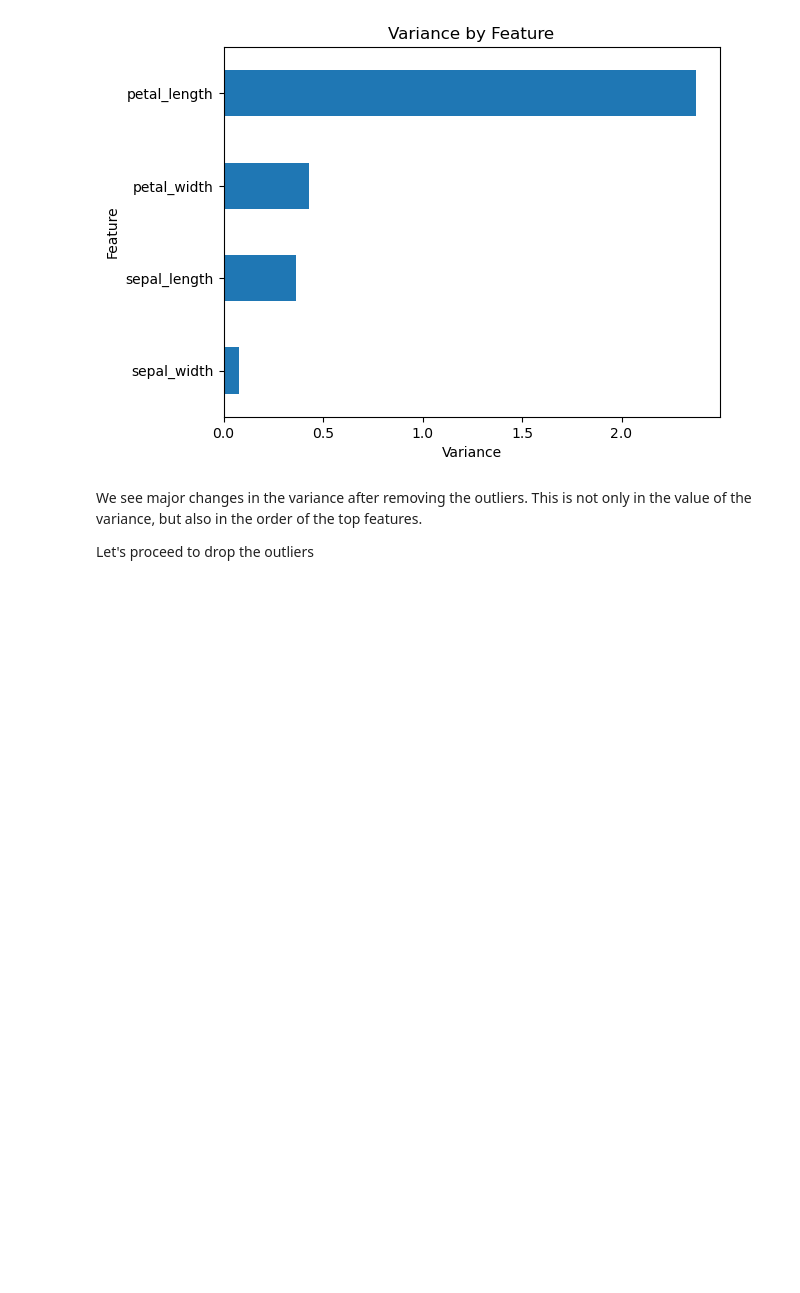
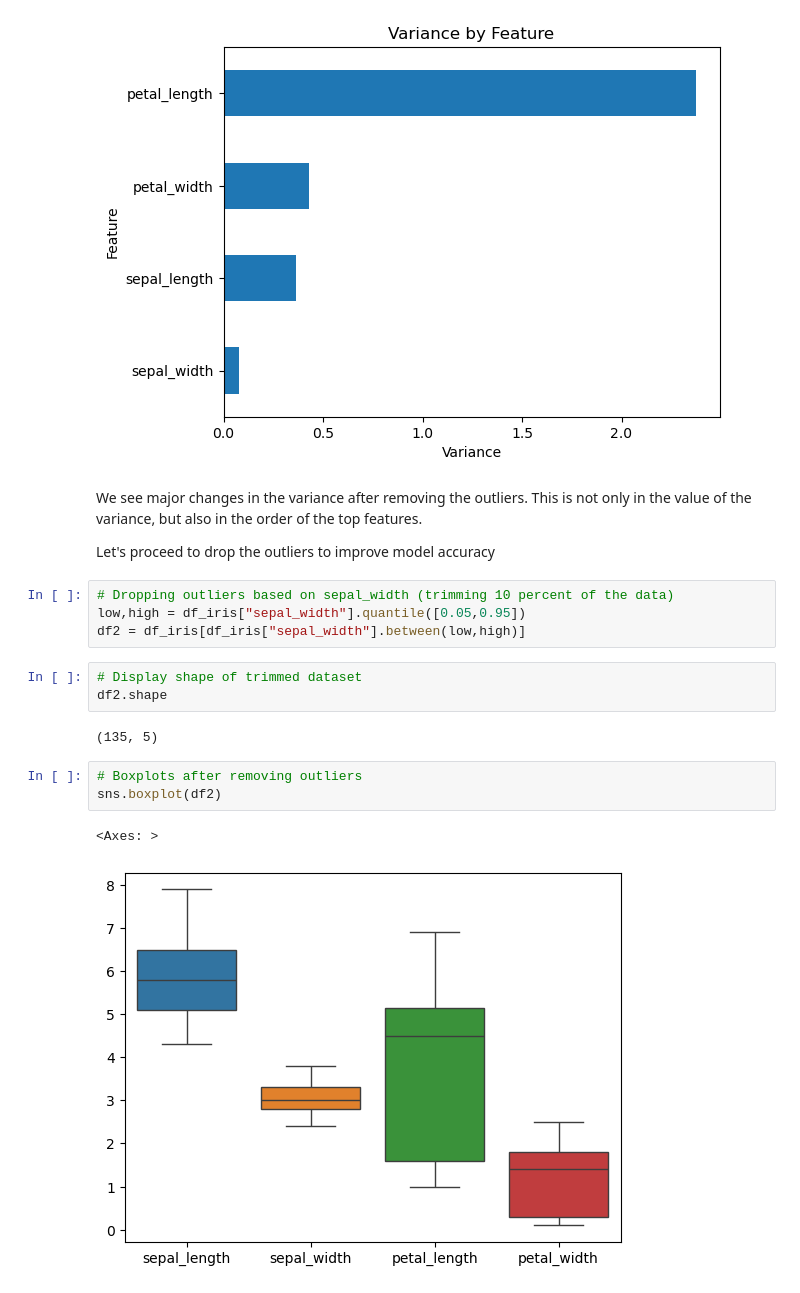
Before and after one commit to Mohammed-Hanan-Othman/datheon, a Jupyter notebook: task-1-iris/notebooks/iris-classification.ipynb, the cells around one changed output. Saved outputs shown, nothing was run; the diff lists cells and outputs as text; blank space fills up the shorter version.

Commit message:
Trimmed data to remove outliers

```diff
--- a/task-1-iris/notebooks/iris-classification.ipynb
+++ b/task-1-iris/notebooks/iris-classification.ipynb
@@ -176,4 +184,19 @@ plt.show()
 # %% [markdown]
 We see major changes in the variance after removing the outliers. This is not only in the value of the variance, but also in the order of the top features.
 
-Let's proceed to drop the outliers
+Let's proceed to drop the outliers to improve model accuracy
+# %%
+# Dropping outliers based on sepal_width (trimming 10 percent of the data)
+low,high = df_iris["sepal_width"].quantile([0.05,0.95])
+df2 = df_iris[df_iris["sepal_width"].between(low,high)]
+# %%
+# Display shape of trimmed dataset
+df2.shape
+# %% [output]
+(135, 5)
+# %%
+# Boxplots after removing outliers
+sns.boxplot(df2)
+# %% [output]
+<Axes: >
+[figure, added]
```
Also changed, not shown: parts of 4 cells of this notebook.
